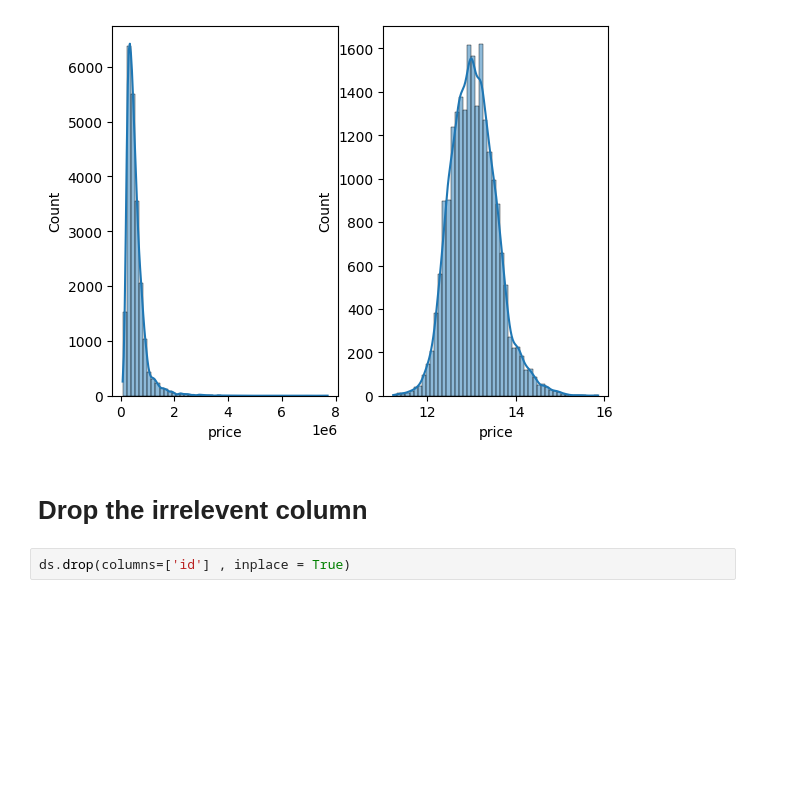
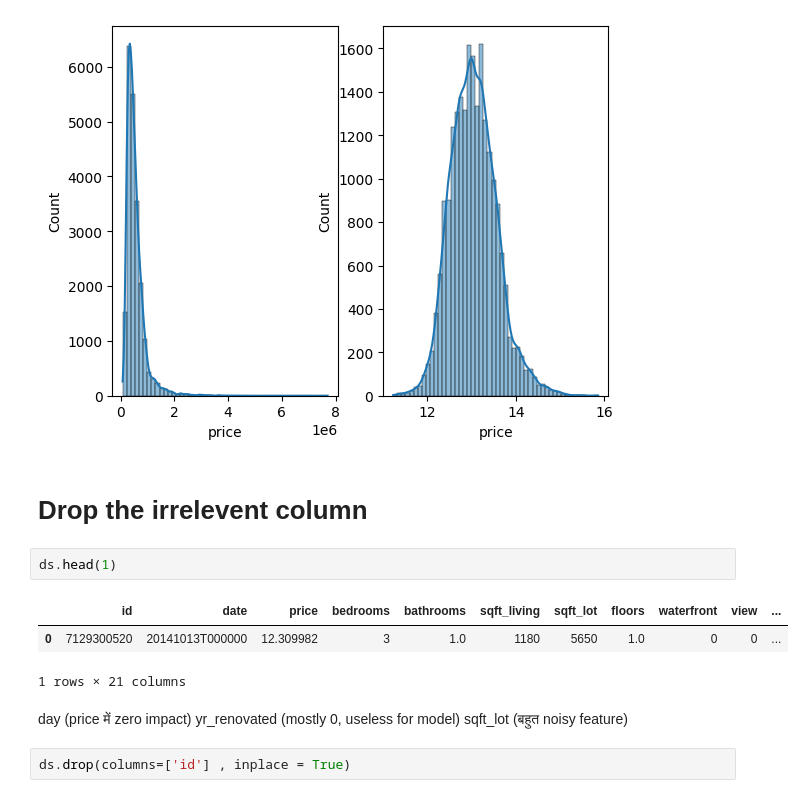
Before and after one commit to Yashshakya1/Data_Science_macbook, a Jupyter notebook: data science(self learning)/machine learning (ML)/supervised_projects/regression problem /Advanced Regression Model for Real Estate.ipynb, the cells around one changed output. Cells and saved outputs as stored; diff of their text form; blank space fills up the shorter version.

```diff
--- a/data science(self learning)/machine learning (ML)/supervised_projects/regression problem /Advanced Regression Model for Real Estate.ipynb
+++ b/data science(self learning)/machine learning (ML)/supervised_projects/regression problem /Advanced Regression Model for Real Estate.ipynb
@@ -95,5 +110,15 @@ sns.histplot(data = ds, x= ds['price'], bins = 50 ,kde = True)
 [figure]
 # %% [markdown]
 # Drop the irrelevent column
+# %%
+ds.head(1)
+# %% [output]
+|  | id | date | price | bedrooms | bathrooms | sqft_living | sqft_lot | floors | waterfront | view | ... |
+| 0 | 7129300520 | 20141013T000000 | 12.309982 | 3 | 1.0 | 1180 | 5650 | 1.0 | 0 | 0 | ... |
+1 rows × 21 columns
+# %% [markdown]
+day (price में zero impact)
+yr_renovated (mostly 0, useless for model)
+sqft_lot (बहुत noisy feature)
 # %%
 ds.drop(columns=['id'] , inplace = True)
```
Also changed, not shown: parts of 33 cells of this notebook, 6 other files.
